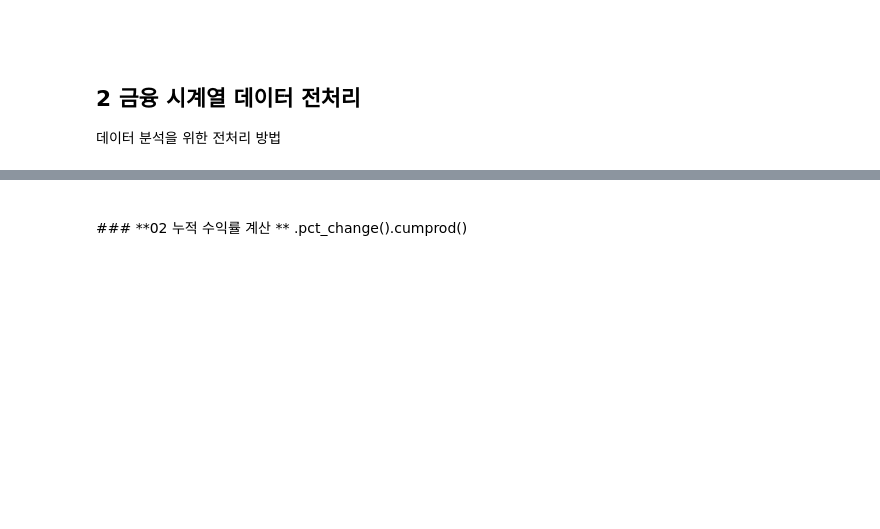
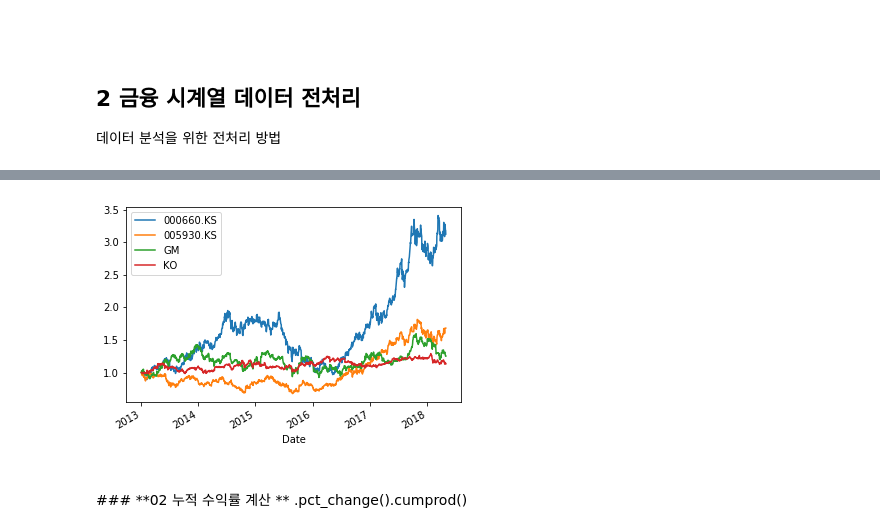
Before and after one commit to YongBeomKim/FinanceBasic2018, a Jupyter notebook: 05.Python_finance.ipynb, the cells around one changed output, grey strips where cells are left out. Drawn from its saved outputs; the diff is of its cells as text; code cells hidden in the pictures; blank space fills up the shorter version.

```diff
--- a/05.Python_finance.ipynb
+++ b/05.Python_finance.ipynb
@@ -81,3 +99,11 @@ pandas를 활용한 데이터 정렬 및 보간법
+# %%
+for col in prices.columns:
+    pct_returns = prices[col].pct_change()
+    pct_returns = (1 + pct_returns).cumprod() # 1 + : 초기 1에서 부터 확률곱을 누적
+    pct_returns[0] = 1
+    pct_returns.plot(legend=True)
+# %% [output]
+[figure, added]
 # %% [markdown]
 <br>
 ### **02 누적 수익률 계산 **
```
Also changed, not shown: parts of 33 cells of this notebook, 1 other file.
